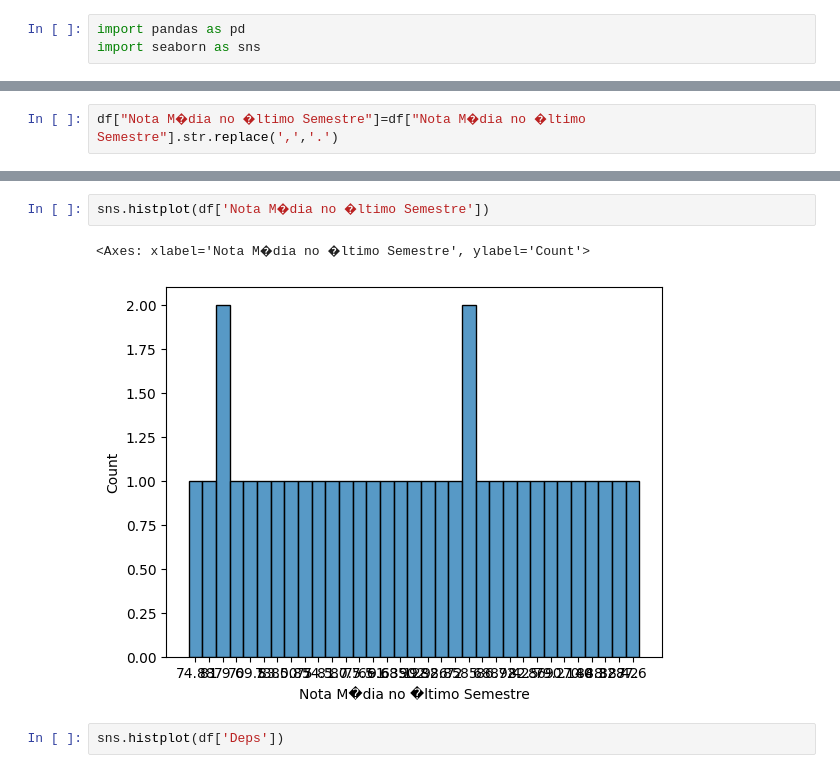
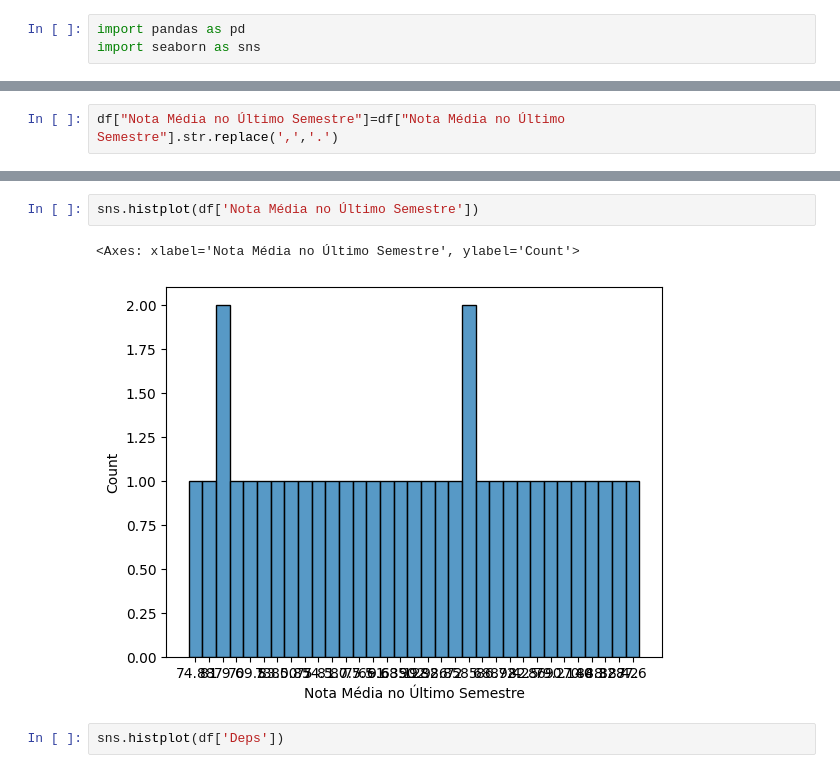
Before and after one commit to FlavioAAMotta/didatico, a Jupyter notebook: PAC4/sala/analise.ipynb, the cells around one changed output, grey strips where cells are left out. Cells and saved outputs as stored; diff of their text form.

```diff
--- a/PAC4/sala/analise.ipynb
+++ b/PAC4/sala/analise.ipynb
@@ -32,5 +32,5 @@ Data columns (total 10 columns):
 dtypes: float64(4), object(6)
 memory usage: 25.3+ KB
 # %%
-df["Nota M�dia no �ltimo Semestre"]=df["Nota M�dia no �ltimo Semestre"].str.replace(',','.')
+df["Nota Média no Último Semestre"]=df["Nota Média no Último Semestre"].str.replace(',','.')
 # %%
@@ -42,10 +42,10 @@ array(['74.88', '81', '79', '70', '69.5', '73', '83.00', '85.85', '75',
        '79.2', '90.14', '70.0', '84.3', '88.28', '88.42', '77.6', nan],
       dtype=object)
 # %%
-sns.histplot(df['Nota M�dia no �ltimo Semestre'])
+sns.histplot(df['Nota Média no Último Semestre'])
 # %% [output]
-<Axes: xlabel='Nota M�dia no �ltimo Semestre', ylabel='Count'>
+<Axes: xlabel='Nota Média no Último Semestre', ylabel='Count'>
-[figure, old version]
+[figure, new version]
 # %%
 sns.histplot(df['Deps'])
 # %% [output]
```
Also changed, not shown: parts of 5 cells of this notebook, 50 other files.
